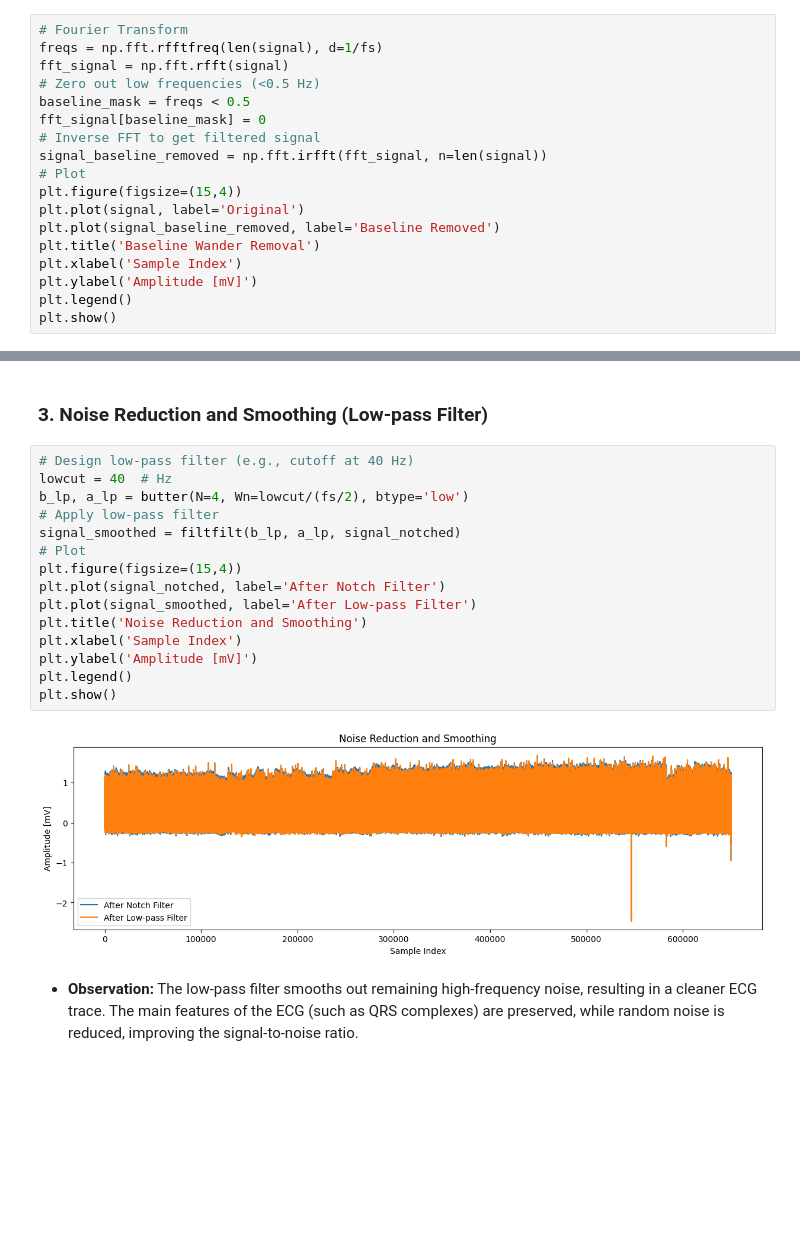
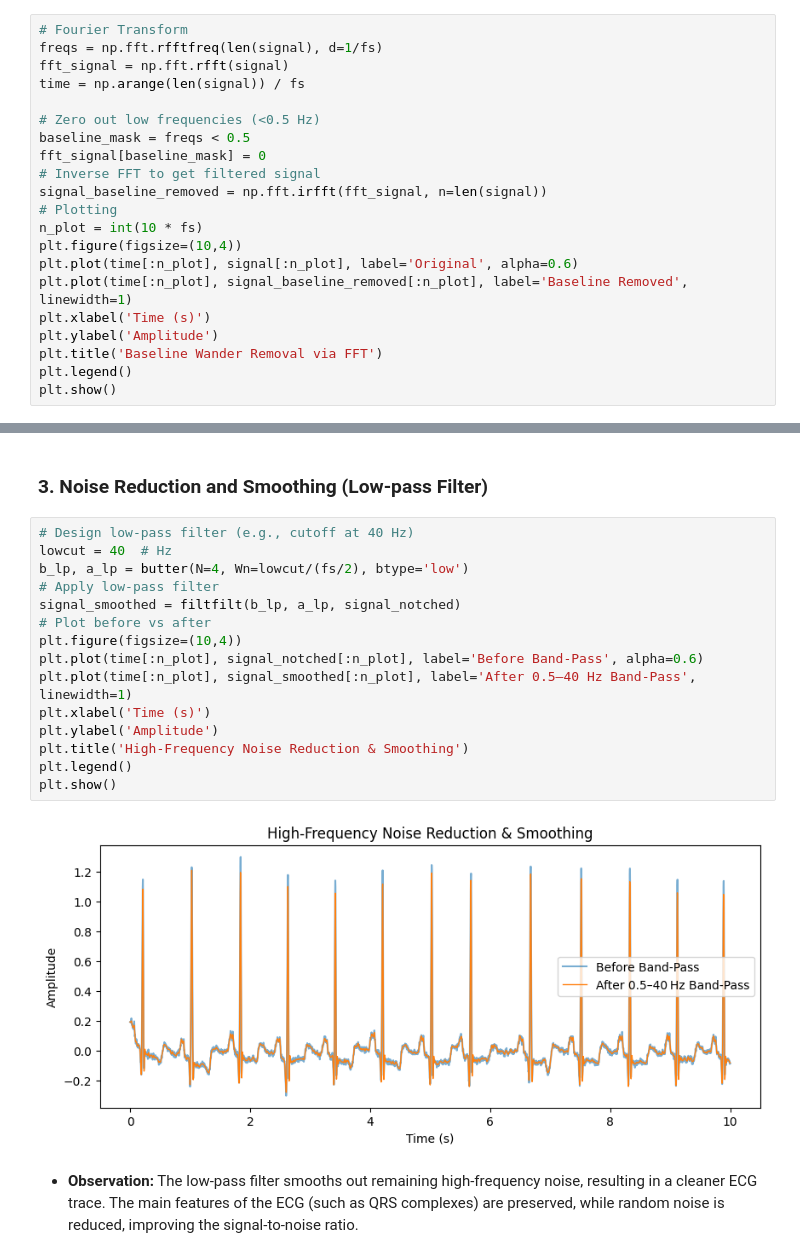
Before and after one commit to NadaMowafi/ECG-Arrhythmia-Detection, a Jupyter notebook: notebooks/signal_preprocessing.ipynb, the cells around one changed output, grey strips where cells are left out. Drawn from its saved outputs; the diff is of its cells as text; blank space fills up the shorter version.

```diff
--- a/notebooks/signal_preprocessing.ipynb
+++ b/notebooks/signal_preprocessing.ipynb
@@ -25,18 +25,21 @@ signal = record.p_signal[:, ch_idx]
 # Fourier Transform
 freqs = np.fft.rfftfreq(len(signal), d=1/fs)
 fft_signal = np.fft.rfft(signal)
+time = np.arange(len(signal)) / fs
+
 # Zero out low frequencies (<0.5 Hz)
 baseline_mask = freqs < 0.5
 fft_signal[baseline_mask] = 0
 # Inverse FFT to get filtered signal
 signal_baseline_removed = np.fft.irfft(fft_signal, n=len(signal))
-# Plot
-plt.figure(figsize=(15,4))
-plt.plot(signal, label='Original')
-plt.plot(signal_baseline_removed, label='Baseline Removed')
-plt.title('Baseline Wander Removal')
-plt.xlabel('Sample Index')
-plt.ylabel('Amplitude [mV]')
+# Plotting
+n_plot = int(10 * fs)
+plt.figure(figsize=(10,4))
+plt.plot(time[:n_plot], signal[:n_plot], label='Original', alpha=0.6)
+plt.plot(time[:n_plot], signal_baseline_removed[:n_plot], label='Baseline Removed', linewidth=1)
+plt.xlabel('Time (s)')
+plt.ylabel('Amplitude')
+plt.title('Baseline Wander Removal via FFT')
 plt.legend()
 plt.show()
 # %% [output]
@@ -71,20 +75,20 @@ plt.show()
 # %%
 # Design low-pass filter (e.g., cutoff at 40 Hz)
 lowcut = 40  # Hz
 b_lp, a_lp = butter(N=4, Wn=lowcut/(fs/2), btype='low')
 # Apply low-pass filter
 signal_smoothed = filtfilt(b_lp, a_lp, signal_notched)
-# Plot
-plt.figure(figsize=(15,4))
-plt.plot(signal_notched, label='After Notch Filter')
-plt.plot(signal_smoothed, label='After Low-pass Filter')
-plt.title('Noise Reduction and Smoothing')
-plt.xlabel('Sample Index')
-plt.ylabel('Amplitude [mV]')
+# Plot before vs after
+plt.figure(figsize=(10,4))
+plt.plot(time[:n_plot], signal_notched[:n_plot], label='Before Band‑Pass', alpha=0.6)
+plt.plot(time[:n_plot], signal_smoothed[:n_plot], label='After 0.5–40 Hz Band‑Pass', linewidth=1)
+plt.xlabel('Time (s)')
+plt.ylabel('Amplitude')
+plt.title('High‑Frequency Noise Reduction & Smoothing')
 plt.legend()
 plt.show()
 # %% [output]
-[figure, old version]
+[figure, new version]
 # %% [markdown]
 - **Observation:** The low-pass filter smooths out remaining high-frequency noise, resulting in a cleaner ECG trace. The main features of the ECG (such as QRS complexes) are preserved, while random noise is reduced, improving the signal-to-noise ratio.
 # %% [markdown]
```
Also changed, not shown: parts of 2 cells of this notebook.
